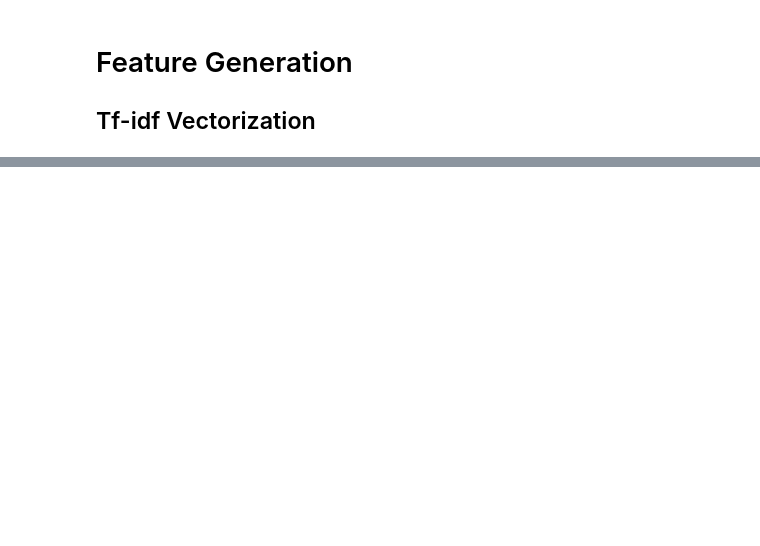
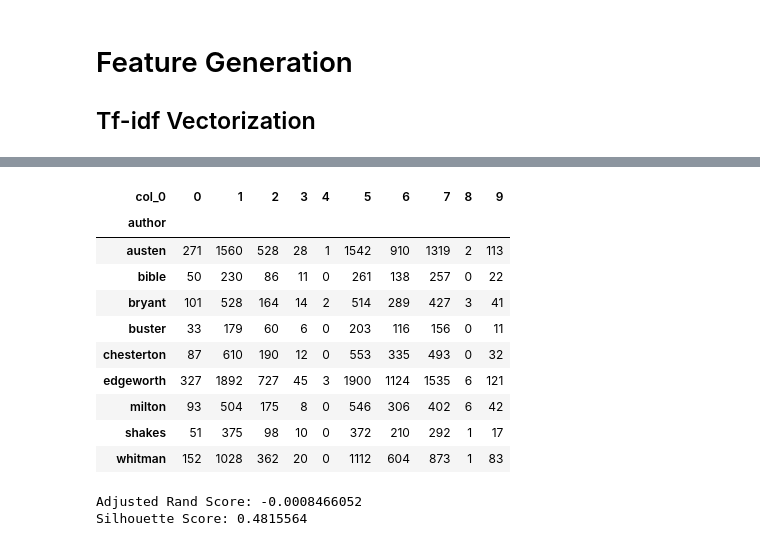
Before and after one commit to lamkg/-Thinkful-Unsupervised-Learning-Capstone, a Jupyter notebook: Unsupervised Learning Capstone.ipynb, the cells around one changed output, grey strips where cells are left out. Cells and saved outputs as stored; diff of their text form; code cells hidden in the pictures; blank space fills up the shorter version.

```diff
--- a/Unsupervised Learning Capstone.ipynb
+++ b/Unsupervised Learning Capstone.ipynb
@@ -152,0 +294,33 @@ X_train, X_test, y_train, y_test = train_test_split(X, y, test_size=0.25)
+# %%
+from sklearn.cluster import KMeans
+
+# I will use 10 clusters because I have 10 authors.
+# Initialize the model.
+kmeans = KMeans(n_clusters=10, init='k-means++', random_state=42, n_init=20)
+
+# Fit and predict the model.
+y_pred = kmeans.fit_predict(X2_train)
+
+pd.crosstab(y2_train, y_pred)
+# %% [output]
+| col_0 | 0 | 1 | 2 | 3 | 4 | 5 | 6 | 7 | 8 | 9 |
+| author |  |  |  |  |  |  |  |  |  |  |
+| austen | 271 | 1560 | 528 | 28 | 1 | 1542 | 910 | 1319 | 2 | 113 |
+| bible | 50 | 230 | 86 | 11 | 0 | 261 | 138 | 257 | 0 | 22 |
+| bryant | 101 | 528 | 164 | 14 | 2 | 514 | 289 | 427 | 3 | 41 |
+| buster | 33 | 179 | 60 | 6 | 0 | 203 | 116 | 156 | 0 | 11 |
+| chesterton | 87 | 610 | 190 | 12 | 0 | 553 | 335 | 493 | 0 | 32 |
+| edgeworth | 327 | 1892 | 727 | 45 | 3 | 1900 | 1124 | 1535 | 6 | 121 |
+| milton | 93 | 504 | 175 | 8 | 0 | 546 | 306 | 402 | 6 | 42 |
+| shakes | 51 | 375 | 98 | 10 | 0 | 372 | 210 | 292 | 1 | 17 |
+| whitman | 152 | 1028 | 362 | 20 | 0 | 1112 | 604 | 873 | 1 | 83 |
+# %%
+from sklearn.metrics import adjusted_rand_score
+from sklearn.metrics import silhouette_score
+# Evaluate the performance of the clusters
+
+print('Adjusted Rand Score: {:0.7}'.format(adjusted_rand_score(y2_train, y_pred)))
+print('Silhouette Score: {:0.7}'.format(silhouette_score(X2_train, y_pred, metric='euclidean')))
+# %% [output]
+Adjusted Rand Score: -0.0008466052
+Silhouette Score: 0.4815564
```
Also changed, not shown: parts of 32 cells of this notebook.
